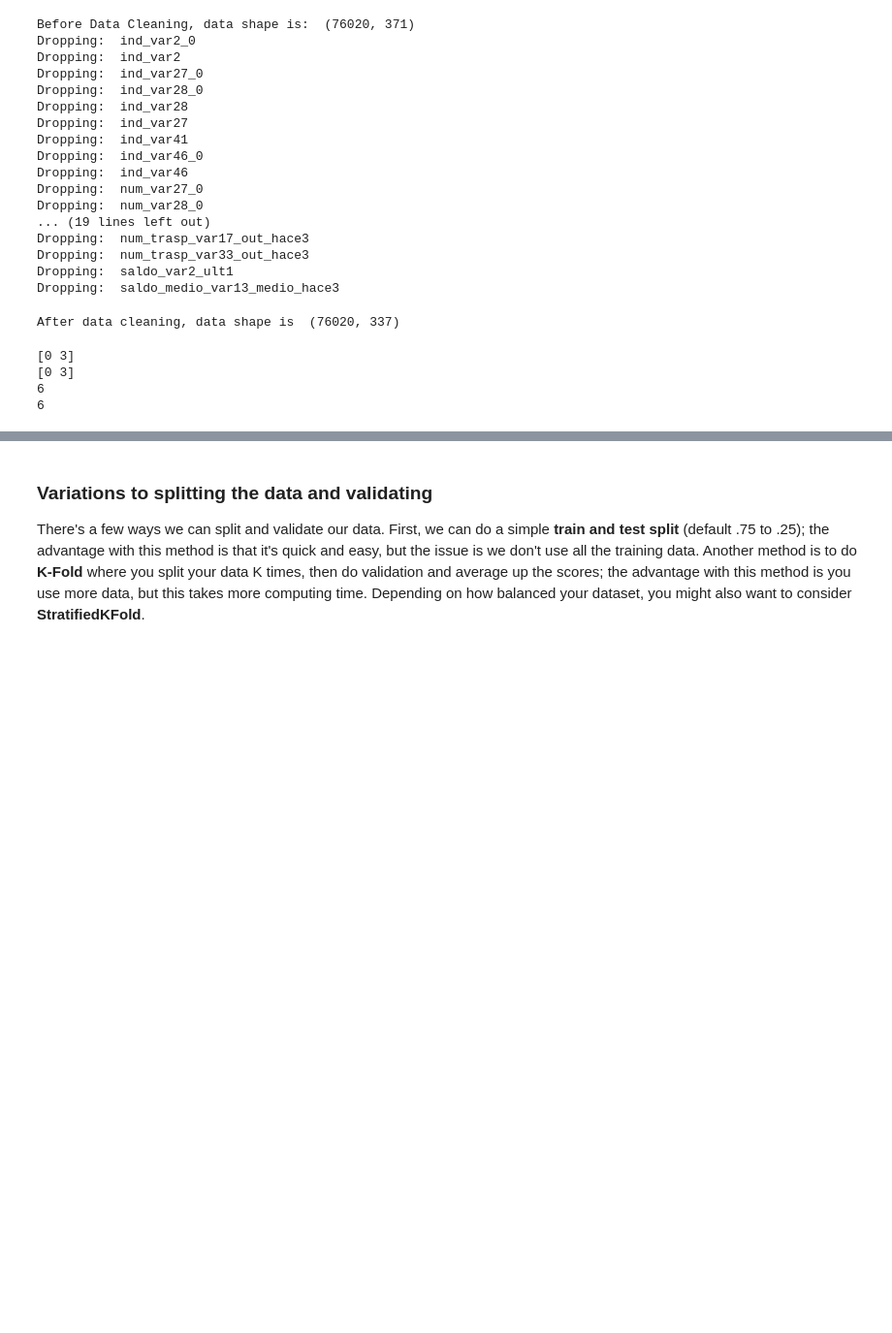
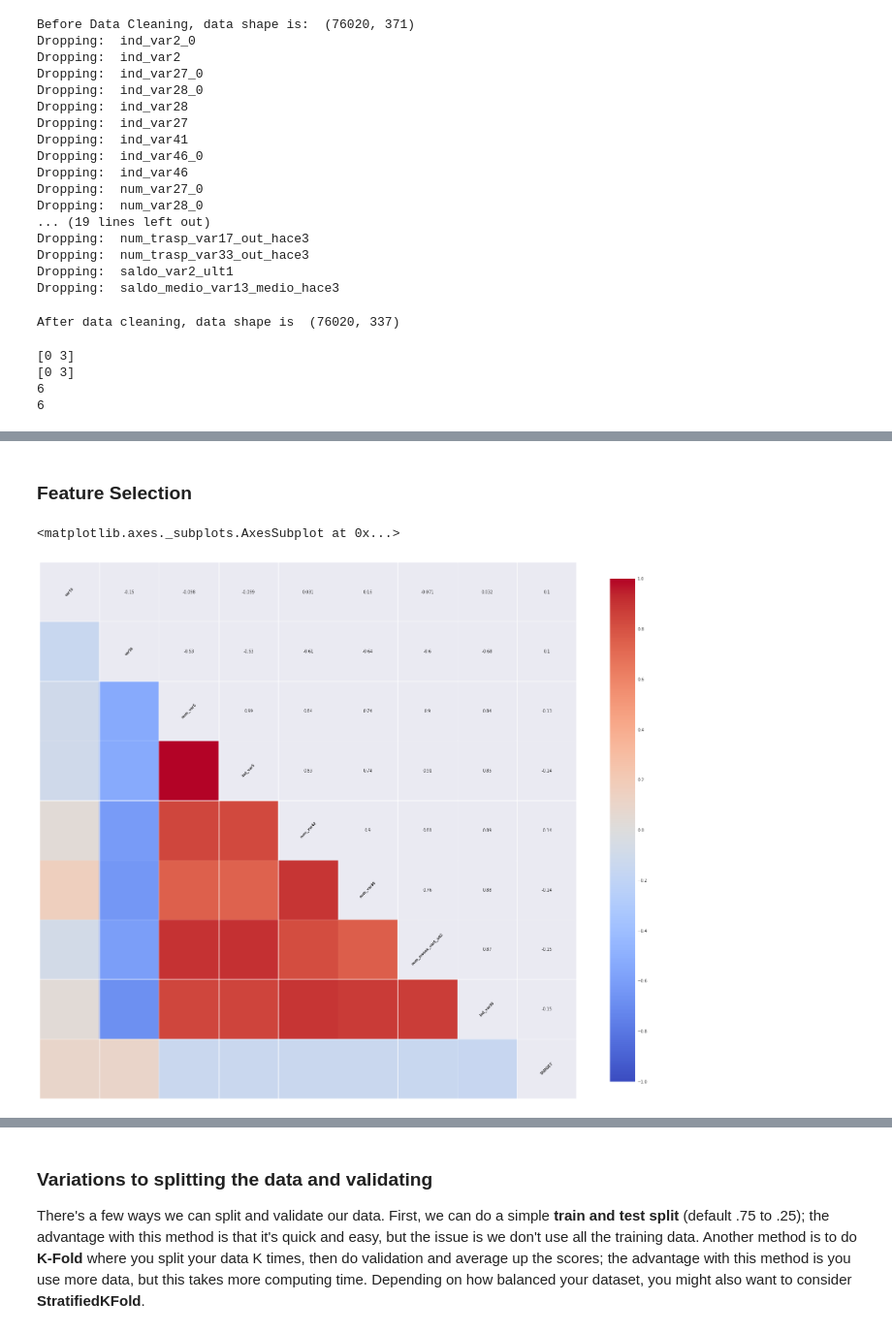
Before and after one commit to WilliamQLiu/data-analysis-examples, a Jupyter notebook: Kaggle/santander/Santander.ipynb, the cells around one changed output, grey strips where cells are left out. Shown: that part at 97% size. Drawn from its saved outputs; the diff is of its cells as text; code cells hidden in the pictures; blank space fills up the shorter version.

```diff
--- a/Kaggle/santander/Santander.ipynb
+++ b/Kaggle/santander/Santander.ipynb
@@ -197,0 +263,22 @@ Confusion Matrix will show the positives, negatives, false positives
+# %% [markdown]
+### Feature Selection
+# %%
+# Based on correlation, these might be a good place to try; these all look pretty close. Which one should we use?
+#var15                            1.01e-01
+#var36                            1.03e-01
+#num_var5                         1.34e-01
+#ind_var5                         1.35e-01
+#num_var42                        1.36e-01
+#num_var30                        1.38e-01
+#num_meses_var5_ult3              1.48e-01
+#ind_var30                        1.50e-01
+
+# I'm not a big fan of matplotlib so will plot with seaborn
+df_high_corr = df_train[['var15', 'var36', 'num_var5', 'ind_var5', 'num_var42', 'num_var30', 'num_meses_var5_ult3', 'ind_var30', 'TARGET']]
+
+import seaborn as sns  # if you don't see seaborn and you're using Anaconda, in terminal do: conda install seaborn
+sns.set_context(rc={"figure.figsize": (30,30)})  # set size
+sns.corrplot(df_high_corr, sig_stars=True, cbar=True, method='pearson')  # pearson, kendall, spearman
+# %% [output]
+<matplotlib.axes._subplots.AxesSubplot at 0x...>
+[figure, added]
```
Also changed, not shown: parts of 48 cells of this notebook, 1 other file.
